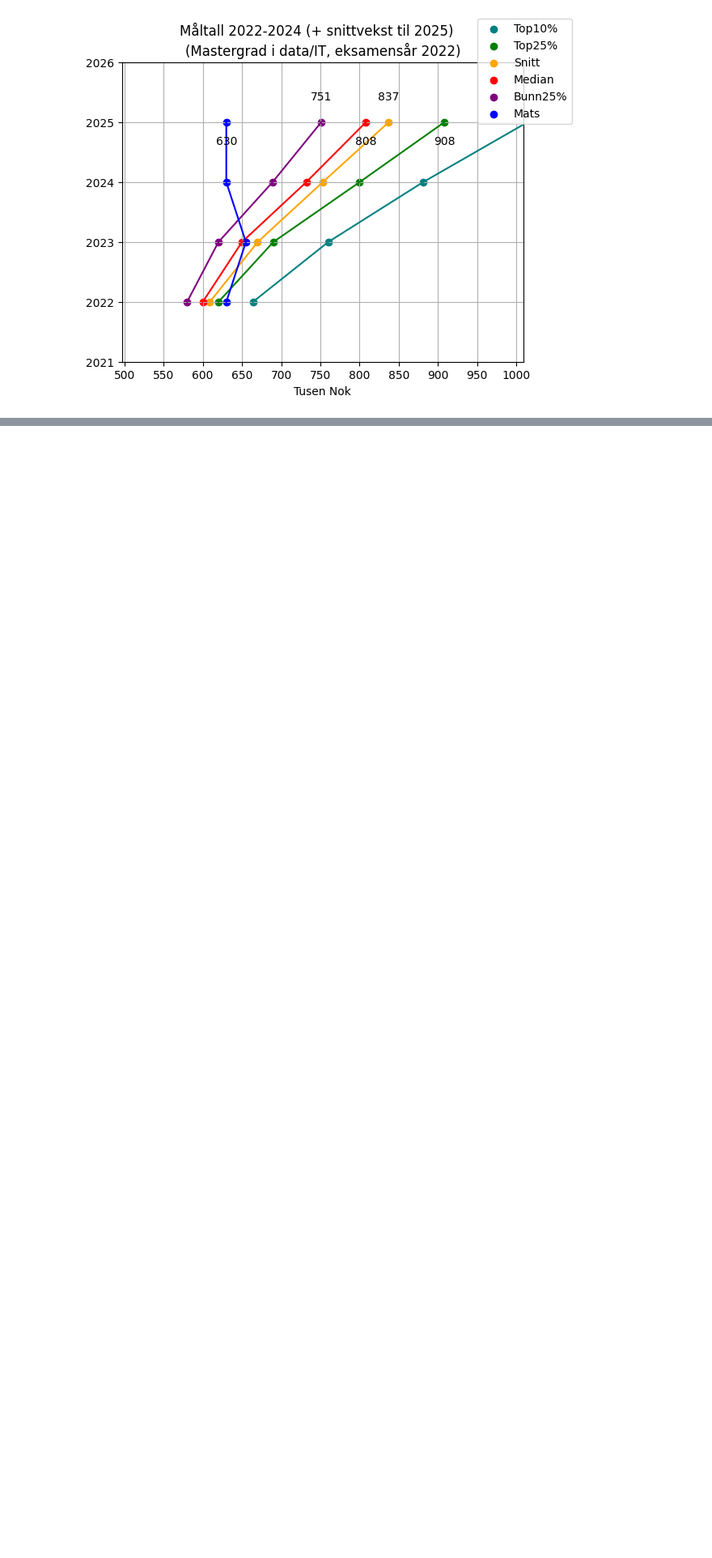
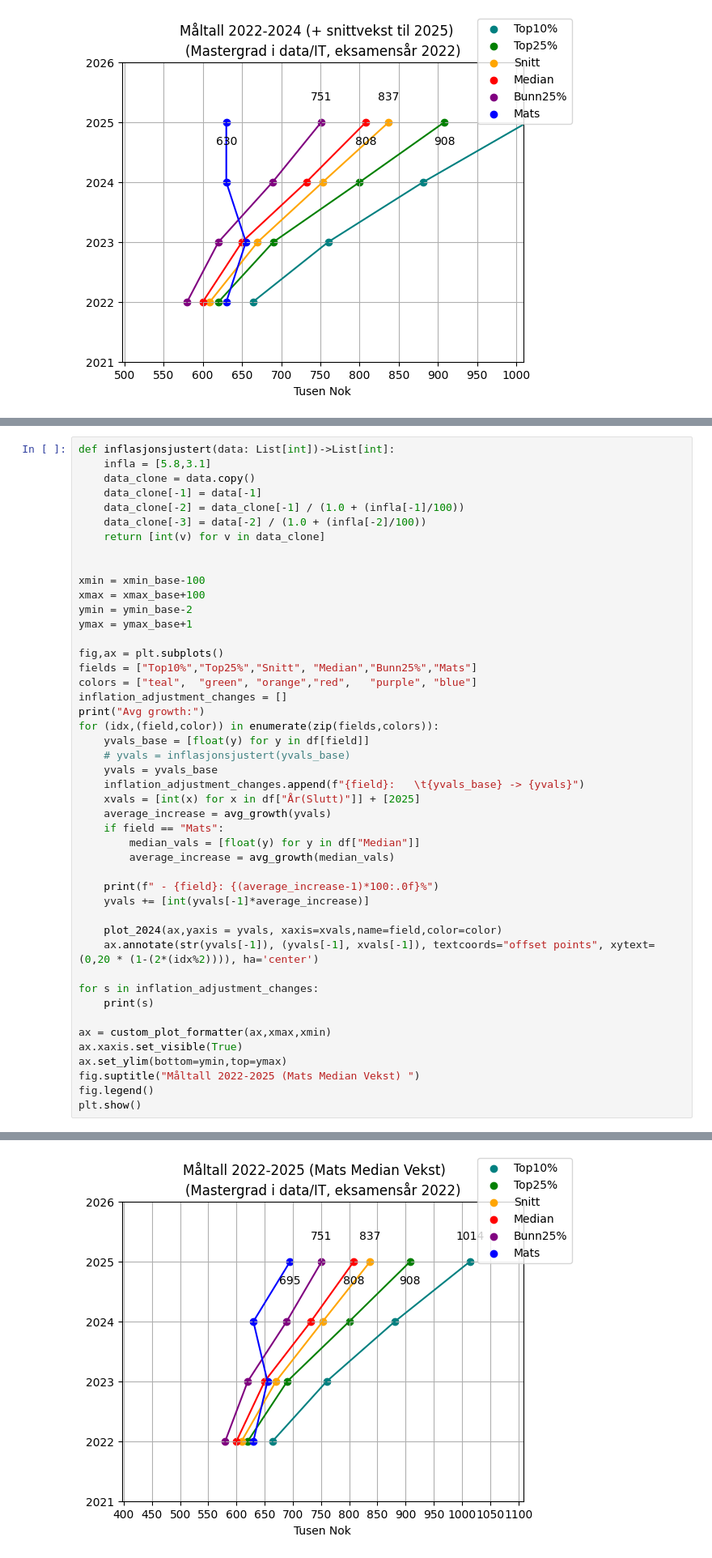
Before and after one commit to MatsRivel/Lonnssamtale, a Jupyter notebook: Main.ipynb, the cells around one changed output, grey strips where cells are left out. Shown: that part at 81% size. Cells and saved outputs as stored; diff of their text form; blank space fills up the shorter version.

Commit message:
Added better growth logging

```diff
--- a/Main.ipynb
+++ b/Main.ipynb
@@ -312,0 +316,47 @@ Mats: [630.0, 655.0, 630.0] -> [619, 611, 630]
+# %%
+def inflasjonsjustert(data: List[int])->List[int]:
+    infla = [5.8,3.1]
+    data_clone = data.copy()
+    data_clone[-1] = data[-1]
+    data_clone[-2] = data_clone[-1] / (1.0 + (infla[-1]/100))
+    data_clone[-3] = data[-2] / (1.0 + (infla[-2]/100))
+    return [int(v) for v in data_clone]
+
+
+xmin = xmin_base-100
+xmax = xmax_base+100
+ymin = ymin_base-2
+ymax = ymax_base+1
+
+fig,ax = plt.subplots()
+fields = ["Top10%","Top25%","Snitt", "Median","Bunn25%","Mats"]
+colors = ["teal",  "green", "orange","red",   "purple", "blue"]
+inflation_adjustment_changes = []
+print("Avg growth:")
+for (idx,(field,color)) in enumerate(zip(fields,colors)):
+    yvals_base = [float(y) for y in df[field]]
+    # yvals = inflasjonsjustert(yvals_base)
+    yvals = yvals_base
+    inflation_adjustment_changes.append(f"{field}:   \t{yvals_base} -> {yvals}")
+    xvals = [int(x) for x in df["År(Slutt)"]] + [2025]
+    average_increase = avg_growth(yvals)
+    if field == "Mats":
+        median_vals = [float(y) for y in df["Median"]]
+        average_increase = avg_growth(median_vals)
+
+    print(f" - {field}: {(average_increase-1)*100:.0f}%")
+    yvals += [int(yvals[-1]*average_increase)]
+
+    plot_2024(ax,yaxis = yvals, xaxis=xvals,name=field,color=color)
+    ax.annotate(str(yvals[-1]), (yvals[-1], xvals[-1]), textcoords="offset points", xytext=(0,20 * (1-(2*(idx%2)))), ha='center')
+
+for s in inflation_adjustment_changes:
+    print(s)
+
+ax = custom_plot_formatter(ax,xmax,xmin)
+ax.xaxis.set_visible(True)
+ax.set_ylim(bottom=ymin,top=ymax)
+fig.suptitle("Måltall 2022-2025 (Mats Median Vekst) ")
+fig.legend()
+plt.show()
+# %% [output]
@@ -312,0 +376 @@ Mats: [630.0, 655.0, 630.0] -> [619, 611, 630]
+[figure, added]
```
Also changed, not shown: parts of 4 cells of this notebook.
